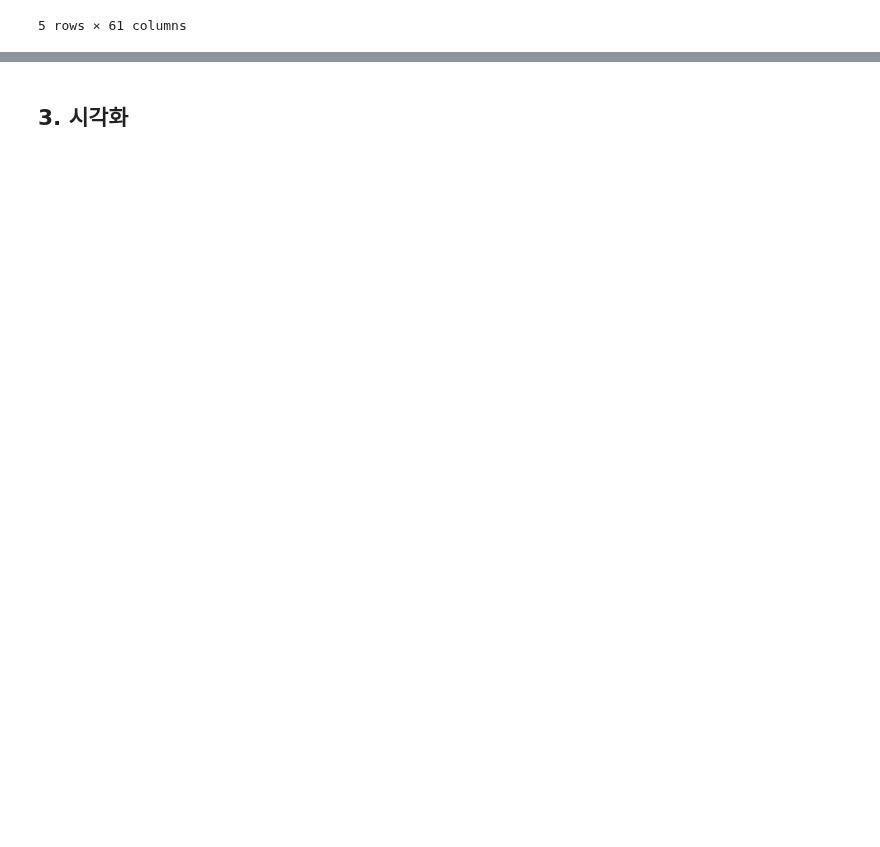
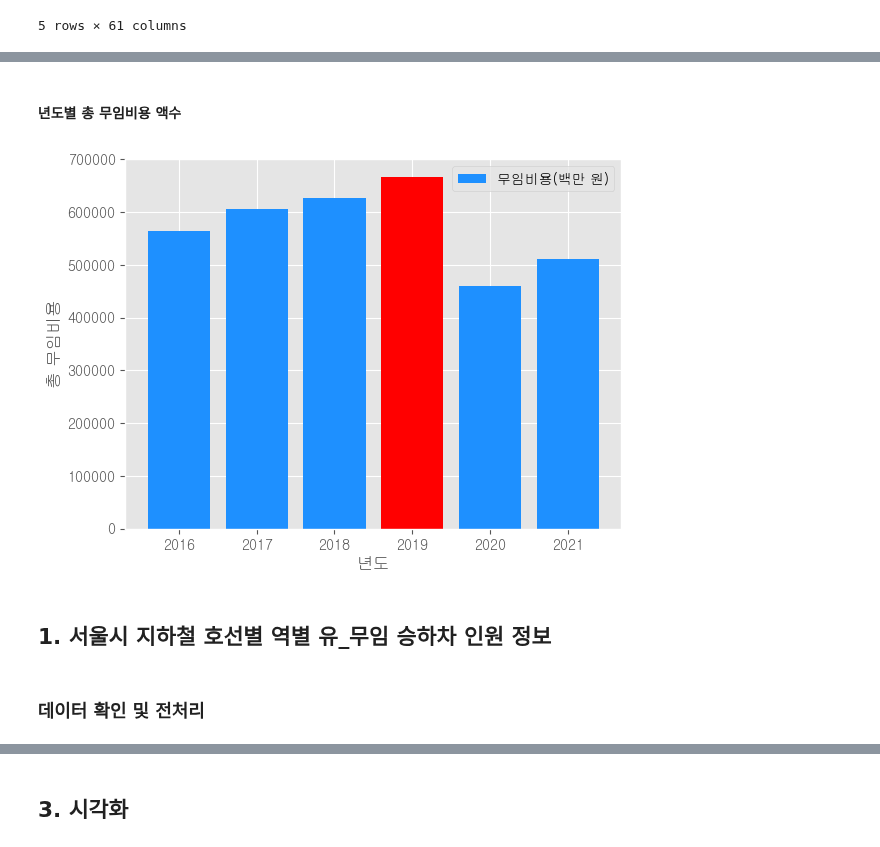
Before and after one commit to HyunJW/Subway_Analystic, a Jupyter notebook: 유무임 승하차 현황.ipynb, the cells around one changed output, grey strips where cells are left out. Saved outputs shown, nothing was run; the diff lists cells and outputs as text; code cells hidden in the pictures; blank space fills up the shorter version.

```diff
--- a/유무임 승하차 현황.ipynb
+++ b/유무임 승하차 현황.ipynb
@@ -71,0 +191,4 @@ memory usage: 8.7+ KB
+# %%
+# 2016~2021 무임비용(단위 : 백만원)
+df_group_fare = df_group[df_group.index % 2 == 1].drop(columns='인원/비용')
+df_group_fare.tail(3)
@@ -71,0 +239,19 @@ memory usage: 8.7+ KB
+# %% [markdown]
+#### 년도별 총 무임비용 액수
+# %%
+# 년도별 무임비용 합계
+df_group_fare = df_group_fare.groupby('년도')[['합계']].sum()
+df_group_fare.reset_index(inplace=True)
+# %%
+colors = ['dodgerblue', 'dodgerblue', 'dodgerblue', 'red', 'dodgerblue', 'dodgerblue']
+plt.bar(df_group_fare['년도'], df_group_fare['합계'], label='무임비용(백만 원)', color=colors)
+plt.xlabel('년도')
+plt.ylabel('총 무임비용')
+plt.legend(loc='upper right')
+plt.show()
+# %% [output]
+[figure, added]
+# %% [markdown]
+## 1. 서울시 지하철 호선별 역별 유_무임 승하차 인원 정보
+# %% [markdown]
+### 데이터 확인 및 전처리
```
Also changed, not shown: parts of 90 cells of this notebook, 2 other files.
